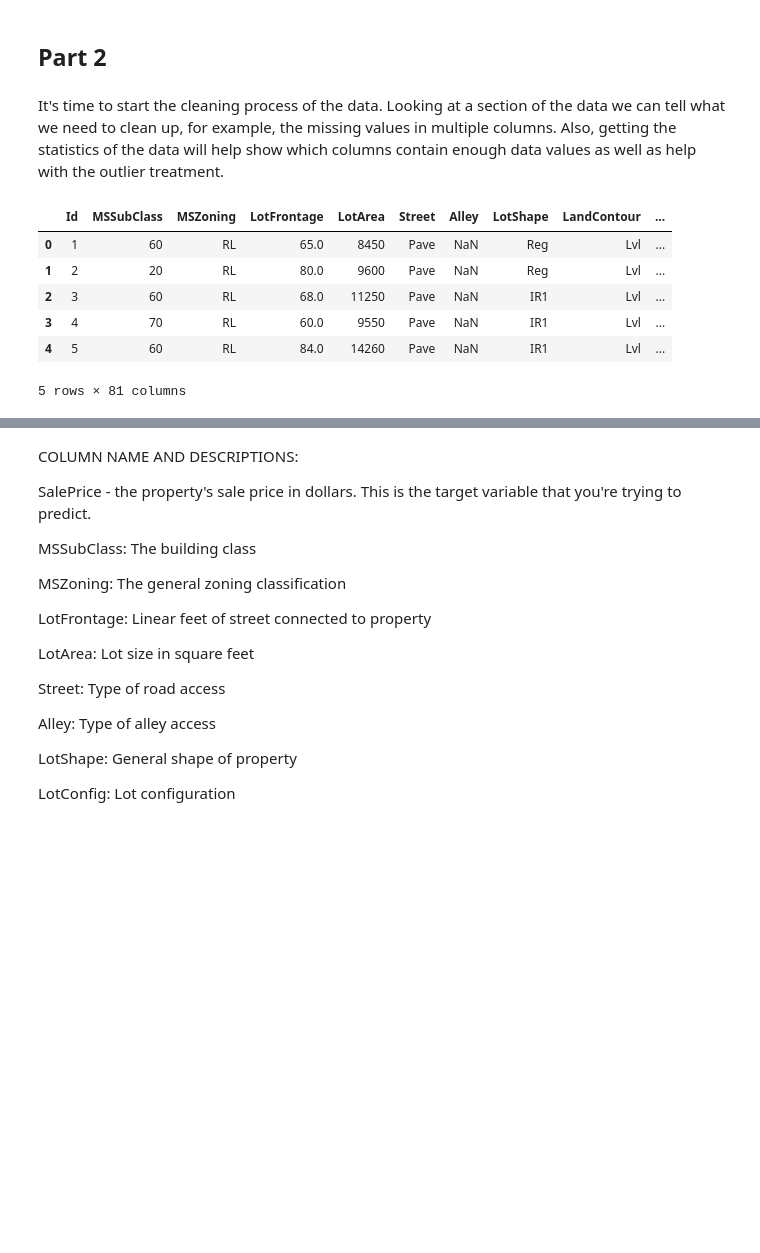
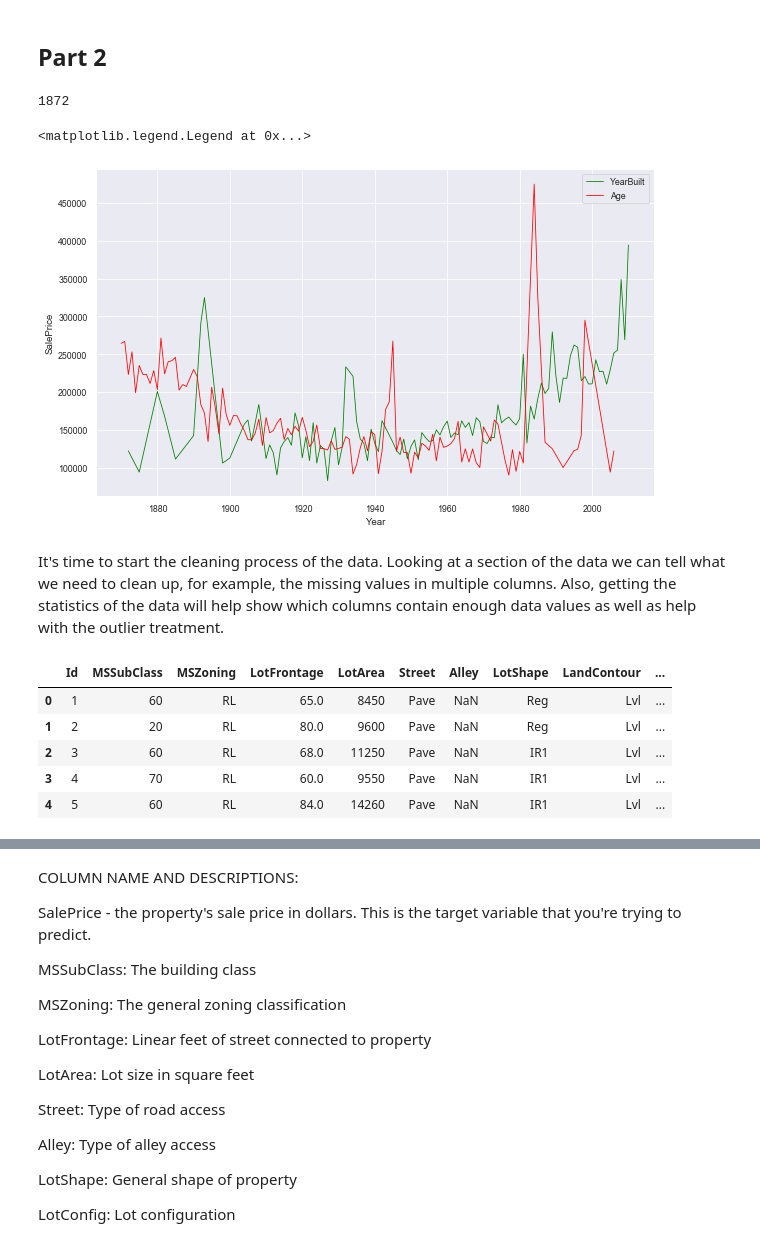
Before and after one commit to nsonalkar/Data-Science-Capstone-1-Project, a Jupyter notebook: Capstone 1 Project Final Code.ipynb, the cells around one changed output, grey strips where cells are left out. Saved outputs shown, nothing was run; the diff lists cells and outputs as text; code cells hidden in the pictures; blank space fills up the shorter version.

```diff
--- a/Capstone 1 Project Final Code.ipynb
+++ b/Capstone 1 Project Final Code.ipynb
@@ -29,0 +44,7 @@ df = pd.read_csv('train.csv')
+# %%
+df['age'] = df.YrSold - df.YearBuilt
+min(df.YearBuilt)
+
+#df.groupby('age').mean()['SalePrice'].plot()
+# %% [output]
+1872
@@ -30,3 +54,15 @@ df = pd.read_csv('train.csv')
+# %%
+# Created a plot with 2 lines one for price of house sold depending on YearBuilt and the other Age of house.
+sns.set('paper')
+plt.figure(figsize=(10,6))
+plt.plot(df.groupby('YearBuilt').mean().index,df.groupby('YearBuilt').mean()['SalePrice'],color='green',label='YearBuilt',linewidth=.8)
+plt.plot(df.groupby('age').mean().index + 1870,df.groupby('age').mean()['SalePrice'],color='red',label='Age',linewidth=.8)
+plt.xlabel('Year')
+plt.ylabel('SalePrice')
+plt.legend()
+# %% [output]
+<matplotlib.legend.Legend at 0x...>
+[figure, added]
 # %% [markdown]
 It's time to start the cleaning process of the data. Looking at a section of the data we can tell what we need to clean up, for example, the missing values in multiple columns. Also, getting the statistics of the data will help show which columns contain enough data values as well as help with the outlier treatment.
 # %%
@@ -38,7 +74,6 @@ df.head()
 | 2 | 3 | 60 | RL | 68.0 | 11250 | Pave | NaN | IR1 | Lvl | ... |
 | 3 | 4 | 70 | RL | 60.0 | 9550 | Pave | NaN | IR1 | Lvl | ... |
 | 4 | 5 | 60 | RL | 84.0 | 14260 | Pave | NaN | IR1 | Lvl | ... |
-5 rows × 81 columns
 # %%
 df.describe()
 # %% [output]
```
Also changed, not shown: parts of 18 cells of this notebook.
